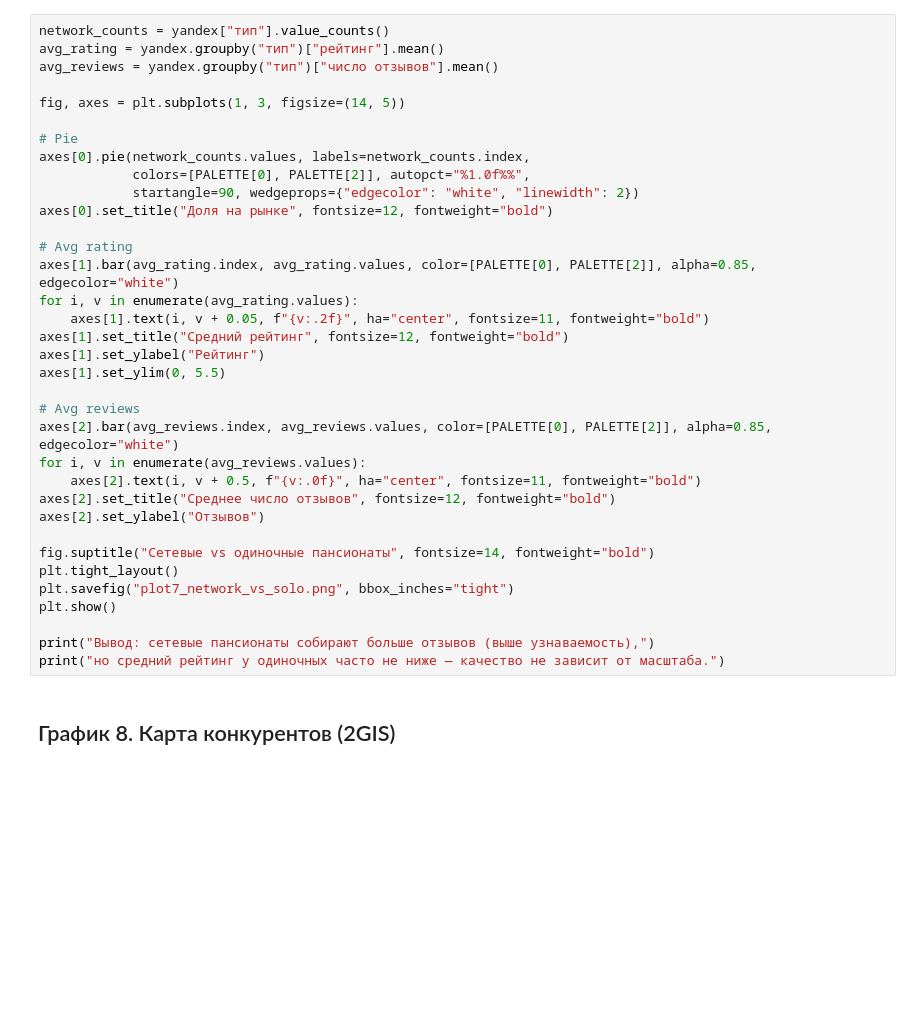
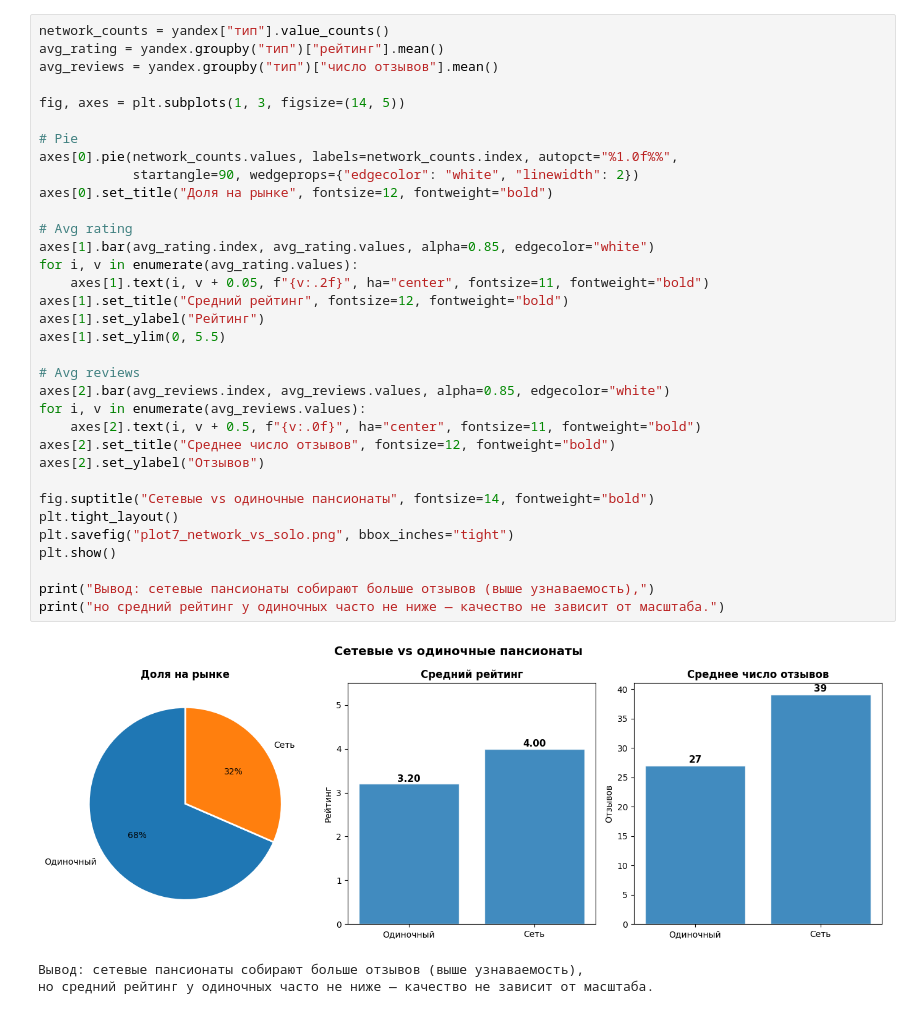
Before and after one commit to alanita345/project_hse_nursing_home, a Jupyter notebook: parsers/competitors_analysis.ipynb, the cells around one changed output. Cells and saved outputs as stored; diff of their text form; blank space fills up the shorter version.

```diff
--- a/parsers/competitors_analysis.ipynb
+++ b/parsers/competitors_analysis.ipynb
@@ -252,36 +108,37 @@ print("Психолог и ЛФК — дифференцирующие услу
 network_counts = yandex["тип"].value_counts()
 avg_rating = yandex.groupby("тип")["рейтинг"].mean()
 avg_reviews = yandex.groupby("тип")["число отзывов"].mean()
 
 fig, axes = plt.subplots(1, 3, figsize=(14, 5))
 
 # Pie
-axes[0].pie(network_counts.values, labels=network_counts.index,
-            colors=[PALETTE[0], PALETTE[2]], autopct="%1.0f%%",
+axes[0].pie(network_counts.values, labels=network_counts.index, autopct="%1.0f%%",
             startangle=90, wedgeprops={"edgecolor": "white", "linewidth": 2})
 axes[0].set_title("Доля на рынке", fontsize=12, fontweight="bold")
 
 # Avg rating
-axes[1].bar(avg_rating.index, avg_rating.values, color=[PALETTE[0], PALETTE[2]], alpha=0.85, edgecolor="white")
+axes[1].bar(avg_rating.index, avg_rating.values, alpha=0.85, edgecolor="white")
 for i, v in enumerate(avg_rating.values):
     axes[1].text(i, v + 0.05, f"{v:.2f}", ha="center", fontsize=11, fontweight="bold")
 axes[1].set_title("Средний рейтинг", fontsize=12, fontweight="bold")
 axes[1].set_ylabel("Рейтинг")
 axes[1].set_ylim(0, 5.5)
 
 # Avg reviews
-axes[2].bar(avg_reviews.index, avg_reviews.values, color=[PALETTE[0], PALETTE[2]], alpha=0.85, edgecolor="white")
+axes[2].bar(avg_reviews.index, avg_reviews.values, alpha=0.85, edgecolor="white")
 for i, v in enumerate(avg_reviews.values):
     axes[2].text(i, v + 0.5, f"{v:.0f}", ha="center", fontsize=11, fontweight="bold")
 axes[2].set_title("Среднее число отзывов", fontsize=12, fontweight="bold")
 axes[2].set_ylabel("Отзывов")
 
 fig.suptitle("Сетевые vs одиночные пансионаты", fontsize=14, fontweight="bold")
 plt.tight_layout()
 plt.savefig("plot7_network_vs_solo.png", bbox_inches="tight")
 plt.show()
 
 print("Вывод: сетевые пансионаты собирают больше отзывов (выше узнаваемость),")
 print("но средний рейтинг у одиночных часто не ниже — качество не зависит от масштаба.")
+# %% [output]
+[figure, added]
+Вывод: сетевые пансионаты собирают больше отзывов (выше узнаваемость),
+но средний рейтинг у одиночных часто не ниже — качество не зависит от масштаба.
-# %% [markdown]
-## График 8. Карта конкурентов (2GIS)
```
Also changed, not shown: parts of 27 cells of this notebook, 1 other file.
